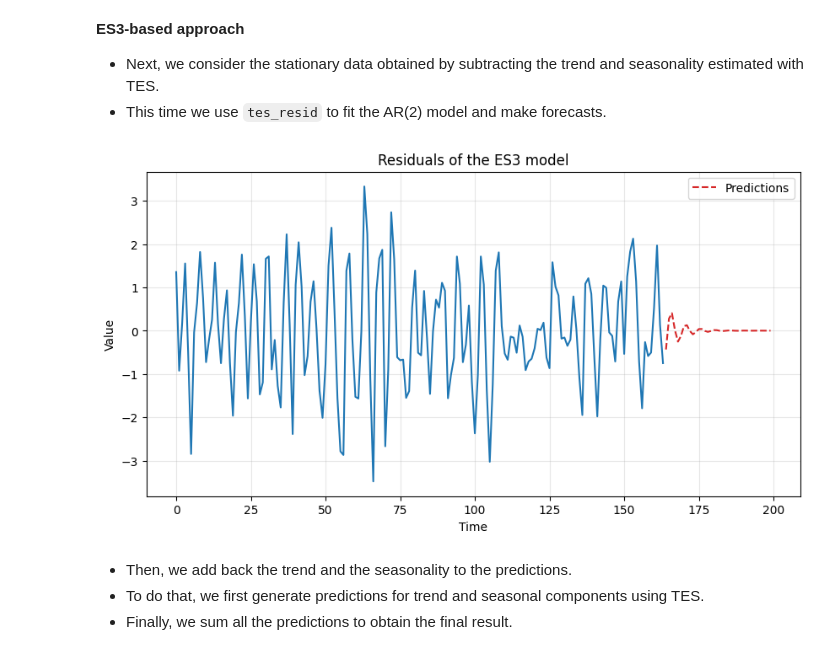
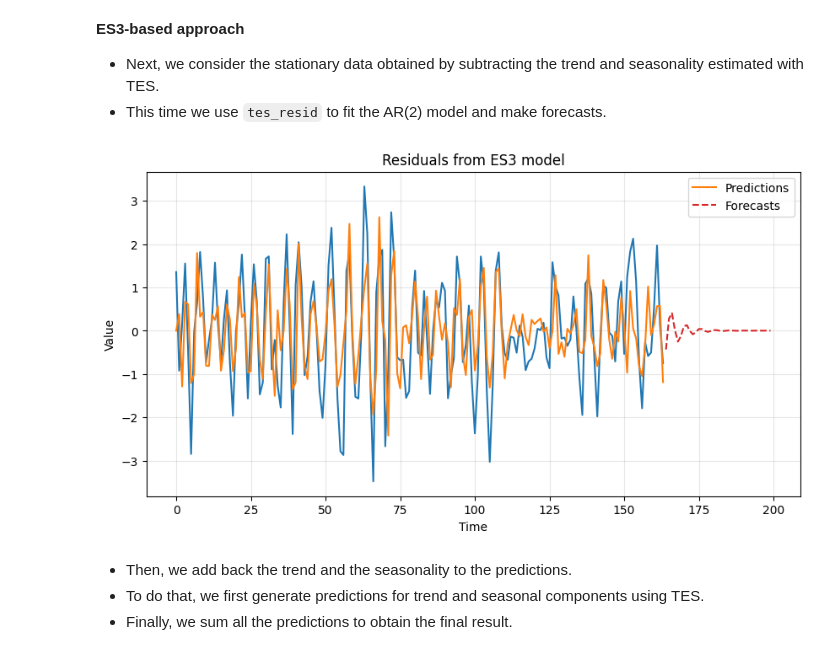
Before and after one commit to nsydn/ise043_tsaf, a Jupyter notebook: ise043_tsaf_2526f_4_ar_ma.ipynb, the cells around one changed output. Saved outputs shown, nothing was run; the diff lists cells and outputs as text; code cells hidden in the pictures.

```diff
--- a/ise043_tsaf_2526f_4_ar_ma.ipynb
+++ b/ise043_tsaf_2526f_4_ar_ma.ipynb
@@ -473,17 +473,18 @@ plt.legend();
 - Next, we consider the stationary data obtained by subtracting the trend and seasonality estimated with TES.
 - This time we use `tes_resid` to fit the AR(2) model and make forecasts.
 # %%
-model_AR = ARIMA(es3_resid, order=(2,0,0))
-model_AR_fit = model_AR.fit()
+model_AR_es3 = ARIMA(es3_resid, order=(2,0,0))
+model_AR_es3_fit = model_AR_es3.fit()
 
-es3_resid_fore = model_AR_fit.forecast(steps=len(test))
+fore_es3_AR = model_AR_es3_fit.forecast(steps=len(test))
+pred_es3_AR = model_AR_es3_fit.predict()
 
-ts_plot(time[:164], es3_resid, "")
-plt.plot(time[164:], es3_resid_fore, label='Predictions', linestyle='--', color='tab:red')
-plt.title('Residuals of the ES3 model')
+ts_plot(time[:164], es3_resid, "Residuals from ES3 model")
+plt.plot(time[:164], pred_es3_AR, label='Predictions')
+plt.plot(time[164:], fore_es3_AR, label='Forecasts', linestyle='--', color='tab:red')
 plt.legend();
 # %% [output]
-[figure, old version]
+[figure, new version]
 # %% [markdown]
 - Then, we add back the trend and the seasonality to the predictions.
 - To do that, we first generate predictions for trend and seasonal components using TES.
```
Also changed, not shown: parts of 9 cells of this notebook.
